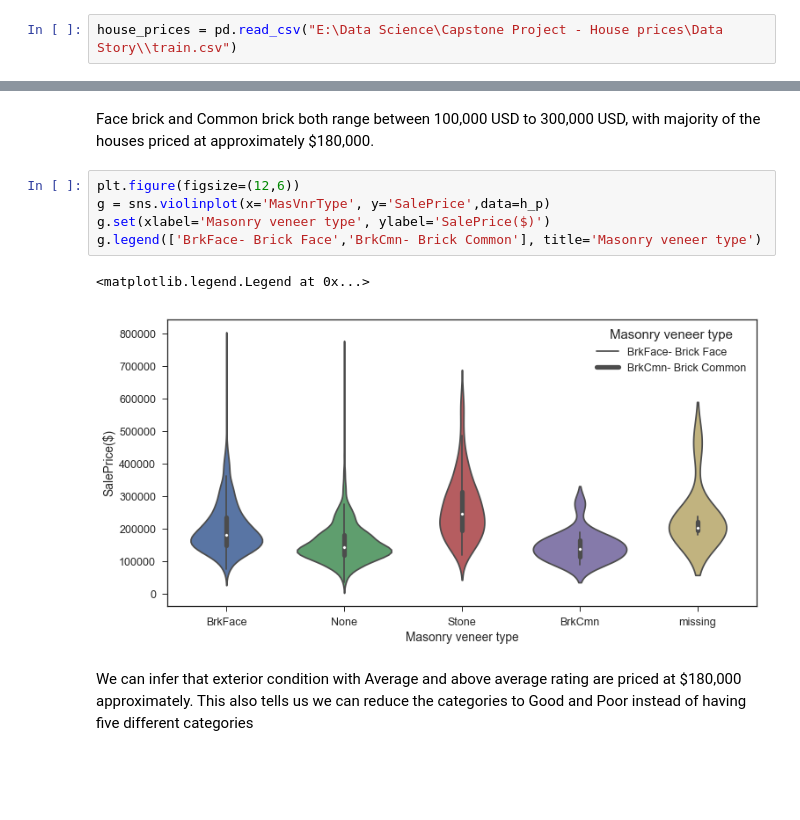
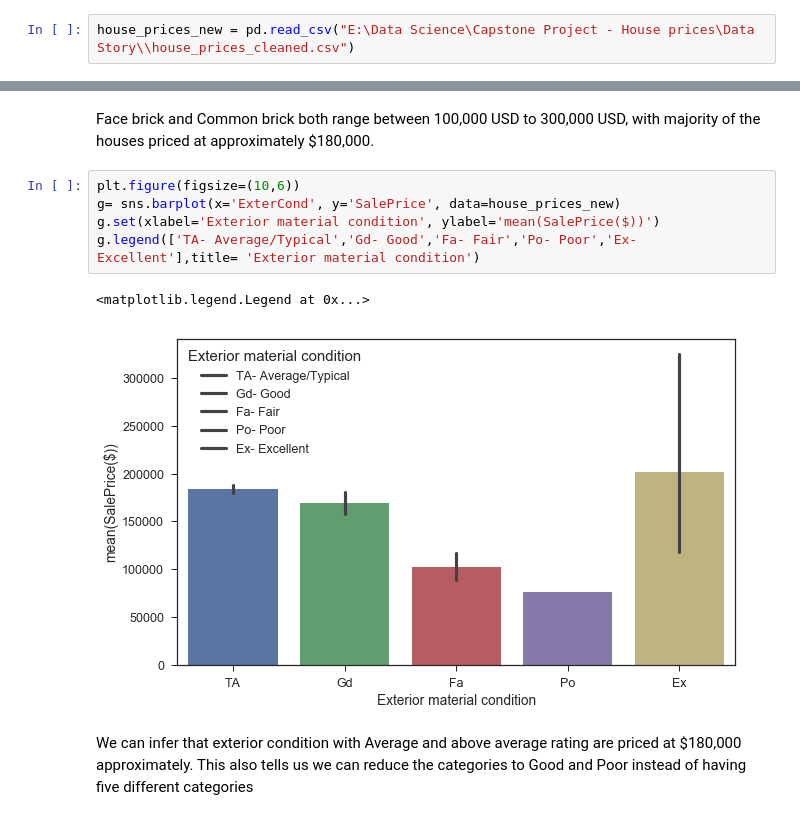
Before and after one commit to NikhilaThota/CapstoneProject_House_Prices_Prediction, a Jupyter notebook: Data_Story.ipynb, the cells around one changed output, grey strips where cells are left out. Cells and saved outputs as stored; diff of their text form; blank space fills up the shorter version.

Commit message:
Data Story

```diff
--- a/Data_Story.ipynb
+++ b/Data_Story.ipynb
@@ -13,2 +13,2 @@ Read the train.csv file into DataFrame house_prices
 # %%
-house_prices = pd.read_csv("E:\Data Science\Capstone Project - House prices\Data Story\\train.csv")
+house_prices_new = pd.read_csv("E:\Data Science\Capstone Project - House prices\Data Story\\house_prices_cleaned.csv")
@@ -550,13 +526,13 @@ g.set(ylabel='SalePrice($)')
 # %% [markdown]
 Face brick and Common brick both range between 100,000 USD to 300,000 USD, with majority of the houses priced at approximately $180,000.
 # %%
-plt.figure(figsize=(12,6))
-g = sns.violinplot(x='MasVnrType', y='SalePrice',data=h_p)
-g.set(xlabel='Masonry veneer type', ylabel='SalePrice($)')
-g.legend(['BrkFace- Brick Face','BrkCmn- Brick Common'], title='Masonry veneer type')
+plt.figure(figsize=(10,6))
+g= sns.barplot(x='ExterCond', y='SalePrice', data=house_prices_new)
+g.set(xlabel='Exterior material condition', ylabel='mean(SalePrice($))')
+g.legend(['TA- Average/Typical','Gd- Good','Fa- Fair','Po- Poor','Ex- Excellent'],title= 'Exterior material condition')
 # %% [output]
 <matplotlib.legend.Legend at 0x...>
-[figure, old version]
+[figure, new version]
 # %% [markdown]
 We can infer that exterior condition with Average and above average rating are priced at $180,000 approximately. This also tells us we can reduce the categories to Good and Poor instead of having five different categories
 # %%
```
Also changed, not shown: parts of 152 cells of this notebook.
